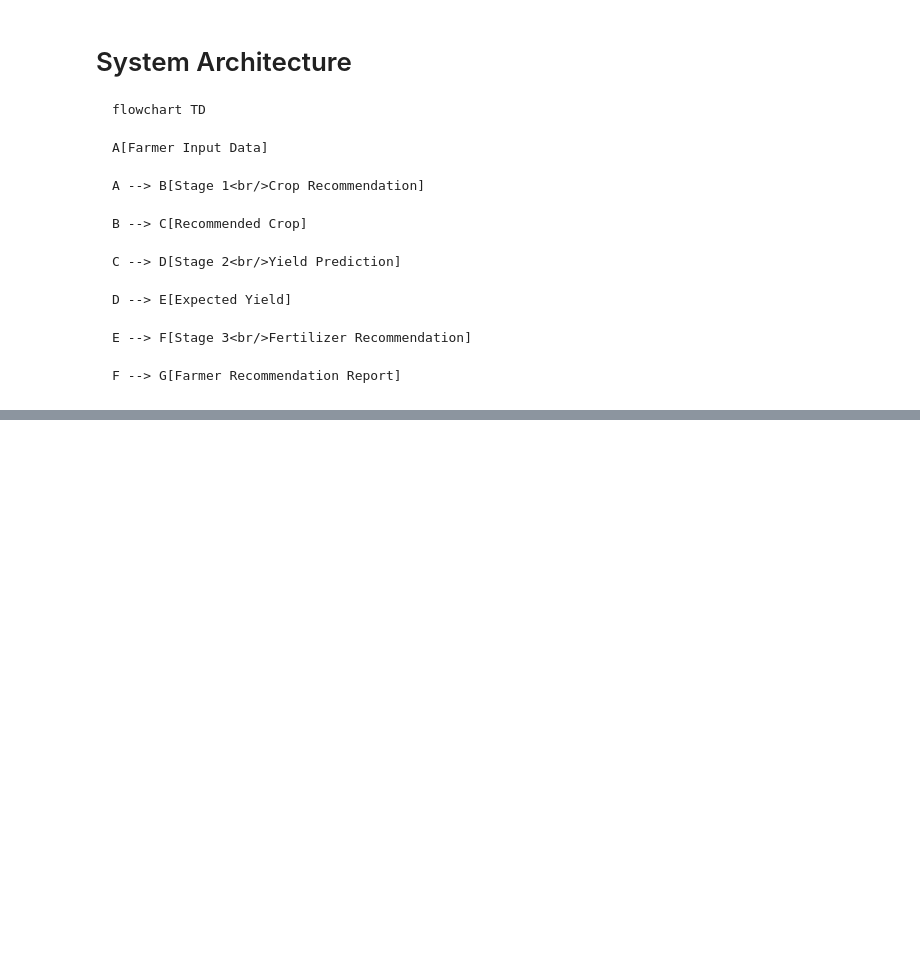
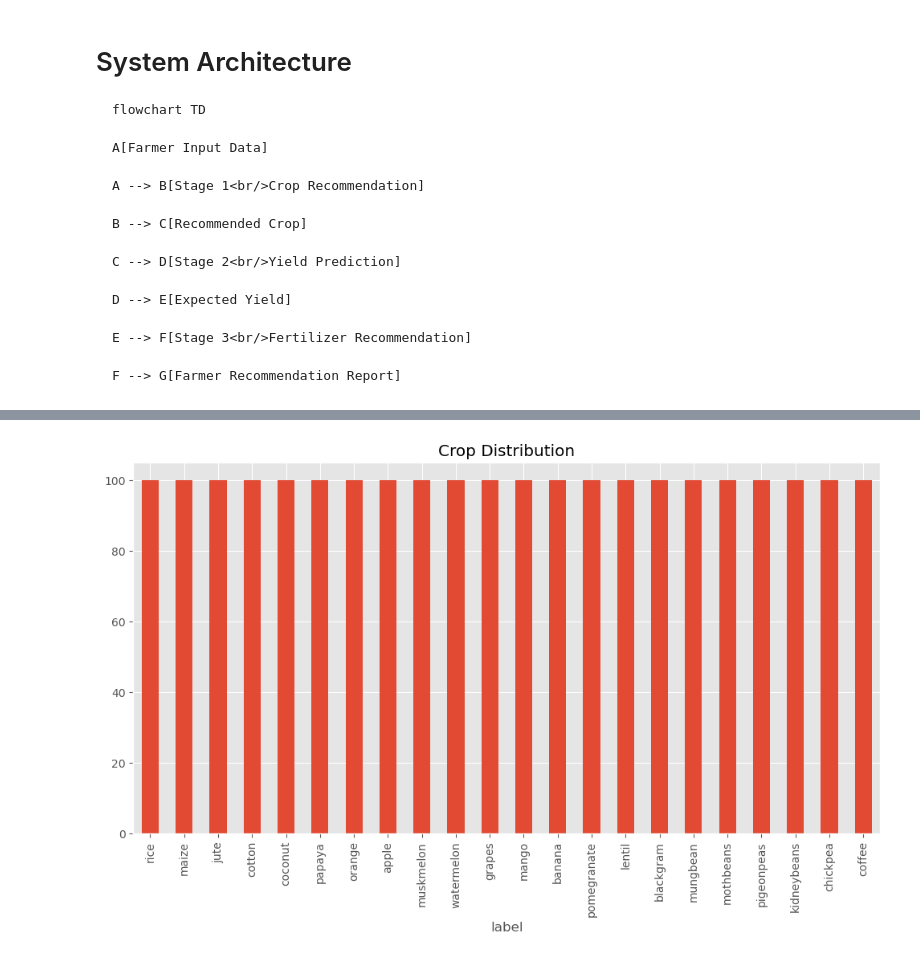
Before and after one commit to venkatjyoshitpotnuru/AgriFlow-AI, a Jupyter notebook: notebooks/AgriFlow_AI.ipynb, the cells around one changed output, grey strips where cells are left out. Saved outputs shown, nothing was run; the diff lists cells and outputs as text; code cells hidden in the pictures; blank space fills up the shorter version.

```diff
--- a/notebooks/AgriFlow_AI.ipynb
+++ b/notebooks/AgriFlow_AI.ipynb
@@ -567,0 +622,10 @@ F --> G[Farmer Recommendation Report]
+# %%
+plt.figure(figsize=(12,6))
+
+crop_df["label"].value_counts().plot(kind="bar")
+
+plt.title("Crop Distribution")
+
+plt.show()
+# %% [output]
+[figure, added]
```
Also changed, not shown: parts of 9 cells of this notebook.
